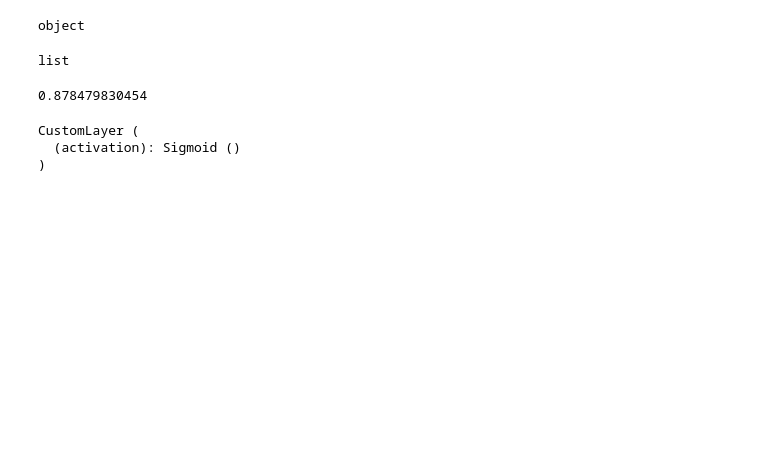
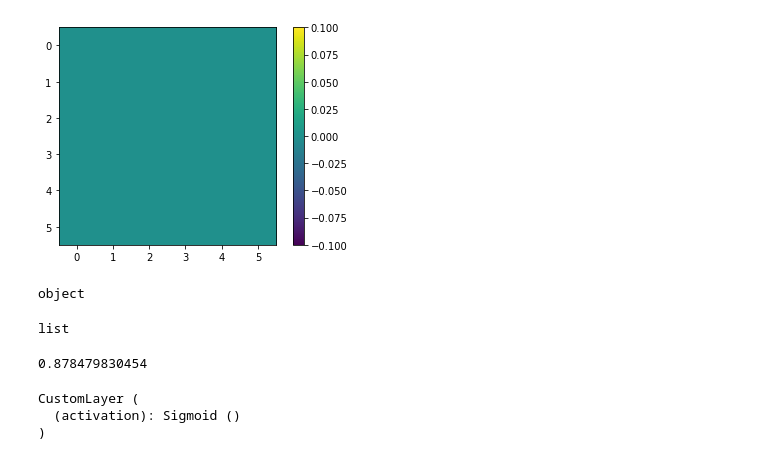
Before and after one commit to bonyuta0204/net2vec, a Jupyter notebook: src/playground.ipynb, the cells around one changed output. Cells and saved outputs as stored; diff of their text form; code cells hidden in the pictures; blank space fills up the shorter version.

```diff
--- a/src/playground.ipynb
+++ b/src/playground.ipynb
@@ -51,3 +71,6 @@ N = ds.size()
+# %%
+fnread = ed.mmap_filename(blob=blob)
+blobdata = cached_memmap(fnread, mode='r', dtype='float32', shape=shape)
 # %%
 #from labelprobe import onehot, primary_categories_per_index, cached_memmap
 # %%
@@ -88,3 +188,12 @@ array([  5.44611737e-03,   5.31548494e-03,   5.77252870e-03,
+# %%
+f, ax = plt.subplots(1,1)
+img = imread(ds.filename(best_img))
+mask = (blobdata[best_img][best_filter] > thresh[best_filter]).astype(float)
+cax = ax.imshow(mask)
+f.colorbar(cax)
+plt.show()
+# %% [output]
+[figure, added]
 # %%
 sys.path.append('../../net_concepts/src')
 # %%
```
Also changed, not shown: parts of 31 cells of this notebook, 1 other file.
